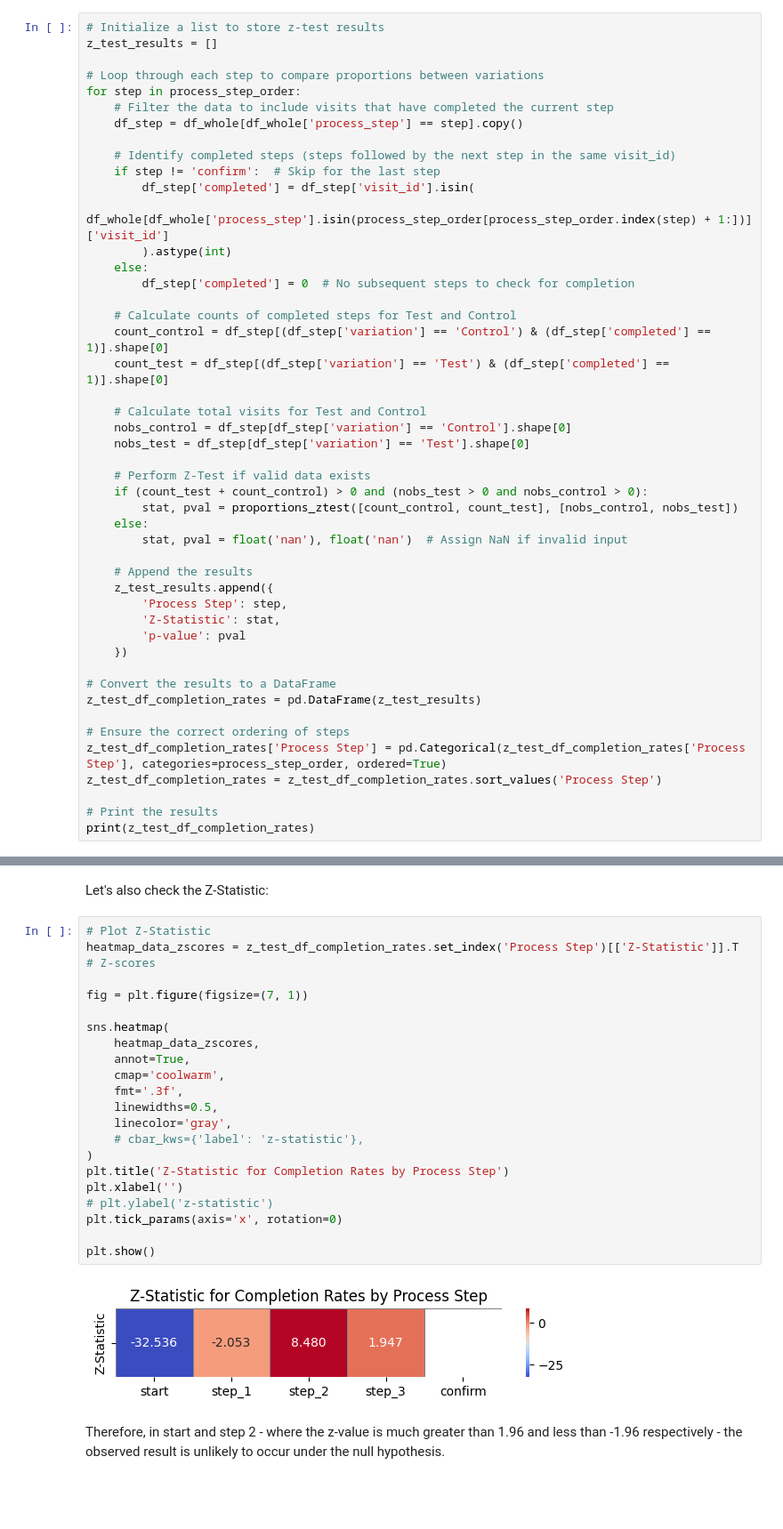
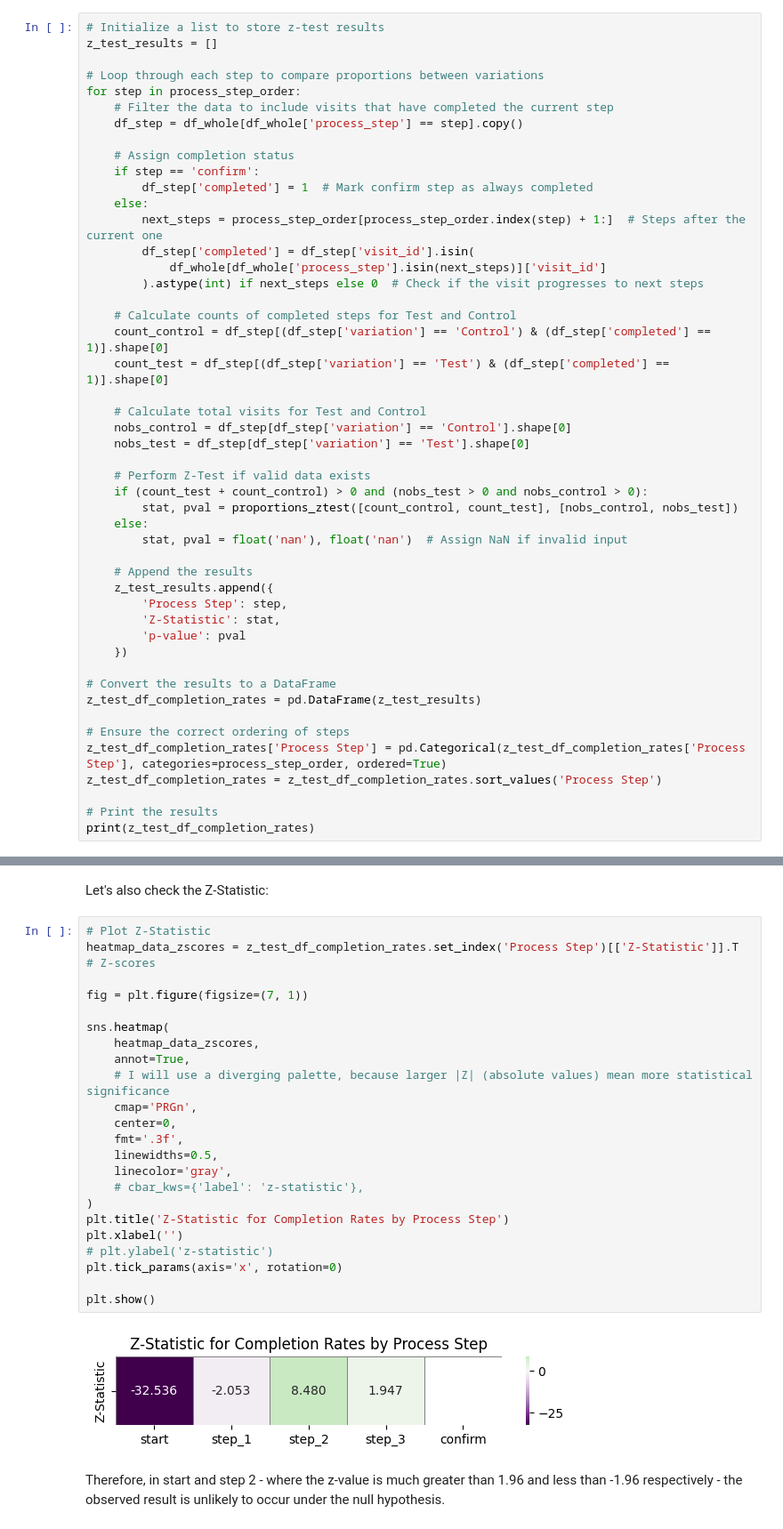
Before and after one commit to akprodromou/vanguard-ab-testing, a Jupyter notebook: vanguard-a-b-testing.ipynb, the cells around one changed output, grey strips where cells are left out. Shown at 89% size. Cells and saved outputs as stored; diff of their text form; blank space fills up the shorter version.

```diff
--- a/vanguard-a-b-testing.ipynb
+++ b/vanguard-a-b-testing.ipynb
@@ -1958,13 +2009,14 @@ for step in process_step_order:
     # Filter the data to include visits that have completed the current step
     df_step = df_whole[df_whole['process_step'] == step].copy()
 
-    # Identify completed steps (steps followed by the next step in the same visit_id)
-    if step != 'confirm':  # Skip for the last step
+    # Assign completion status
+    if step == 'confirm':
+        df_step['completed'] = 1  # Mark confirm step as always completed
+    else:
+        next_steps = process_step_order[process_step_order.index(step) + 1:]  # Steps after the current one
         df_step['completed'] = df_step['visit_id'].isin(
-            df_whole[df_whole['process_step'].isin(process_step_order[process_step_order.index(step) + 1:])]['visit_id']
-        ).astype(int)
-    else:
-        df_step['completed'] = 0  # No subsequent steps to check for completion
+            df_whole[df_whole['process_step'].isin(next_steps)]['visit_id']
+        ).astype(int) if next_steps else 0  # Check if the visit progresses to next steps
 
     # Calculate counts of completed steps for Test and Control
     count_control = df_step[(df_step['variation'] == 'Control') & (df_step['completed'] == 1)].shape[0]
@@ -2046,26 +2106,28 @@ Let's also check the Z-Statistic:
 # %%
 # Plot Z-Statistic
 heatmap_data_zscores = z_test_df_completion_rates.set_index('Process Step')[['Z-Statistic']].T  # Z-scores
 
 fig = plt.figure(figsize=(7, 1))
 
 sns.heatmap(
     heatmap_data_zscores,
     annot=True,
-    cmap='coolwarm',
+    # I will use a diverging palette, because larger |Z| (absolute values) mean more statistical significance
+    cmap='PRGn',
+    center=0,
     fmt='.3f',
     linewidths=0.5,
     linecolor='gray',
     # cbar_kws={'label': 'z-statistic'},
 )
 plt.title('Z-Statistic for Completion Rates by Process Step')
 plt.xlabel('')
 # plt.ylabel('z-statistic')
 plt.tick_params(axis='x', rotation=0)
 
 plt.show()
 # %% [output]
-[figure, old version]
+[figure, new version]
 # %% [markdown]
 Therefore, in start and step 2 - where the z-value is much greater than 1.96 and less than -1.96 respectively - the observed result is unlikely to occur under the null hypothesis.
 # %% [markdown]
```
Also changed, not shown: parts of 9 cells of this notebook.
